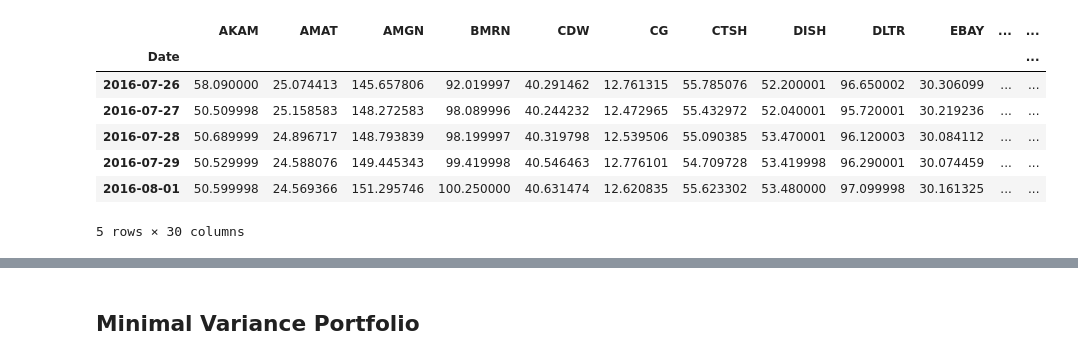
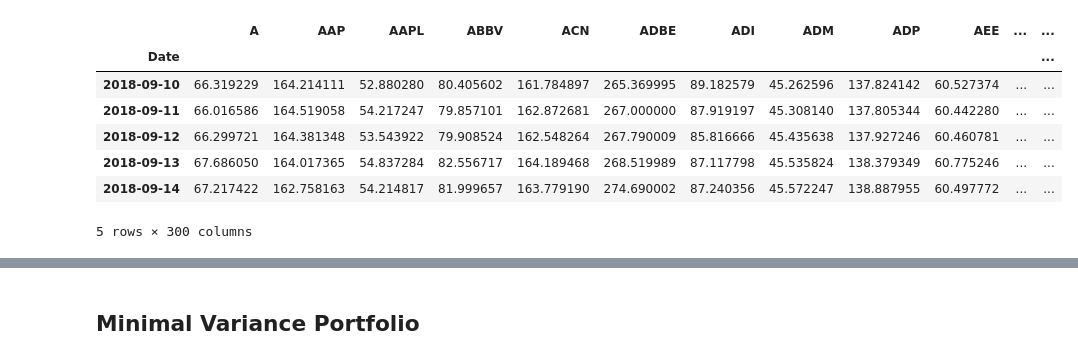
Before and after one commit to bmanica/Factset_Learning_PA, a Jupyter notebook: Optimal_portfolio_selection.ipynb, the cells around one changed output, grey strips where cells are left out. Saved outputs shown, nothing was run; the diff lists cells and outputs as text; code cells hidden in the pictures.

```diff
--- a/Optimal_portfolio_selection.ipynb
+++ b/Optimal_portfolio_selection.ipynb
@@ -2,0 +35,6 @@
+# %%
+### Get the tickers we're interested in. Let's take a random sample of 400 tickers from S&P 500.
+np.random.seed(5555)
+tickers = pd.DataFrame(si.tickers_sp500(),
+                       columns=['Stock']).sample(n=400)
+tickers.head(10)
@@ -19,8 +54,0 @@ First, let's get the tickers of the companies we're interested in. [Click here t
-# %%
-### Import tickers.
-tickers = pd.read_csv('Large_cap_growth_tickers.csv')
-
-### Filter tickers with at least 5 years since IPO.
-tickers['IPO Dif'] = datetime.datetime.now().year - tickers['IPO Year']
-tickers = tickers[(tickers['IPO Dif'] > 5)]
-tickers.head(10)
@@ -39,6 +57,6 @@ tickers.head(10)
 # %%
 ### Make a list of all the available tickers.
-tickers_list = tickers['Symbol'].tolist()
+tickers_list = tickers['Stock'].tolist()
 
 ### Get the P/E ratio of the stocks.
 PE_vector = {i: si.get_quote_table(i)['PE Ratio (TTM)'] for i in tickers_list}
@@ -46,7 +64,7 @@ PE_values = pd.DataFrame.from_dict(PE_vector, orient='index', columns=['P/E rati
 PE_values.index.name = 'Stocks'
 
 PE_values.dropna(inplace=True)
-PE_values
+PE_values.head(10)
 # %% [output]
 |  | P/E ratio |
 | Stocks |  |
@@ -65,7 +81,8 @@ PE_values
 # %%
-### Sorting values. Top 30 stocks with the lowest P/E ratio.
-n_stocks = 30
+### Sorting values. Top 300 stocks with the lowest P/E ratio.
+n_stocks = 300
 best_stocks = PE_values.sort_values(by='P/E ratio')[0:n_stocks]
 
-best_stocks
+print('This is the top 10 cheapest stocks:')
+best_stocks.head(10)
 # %% [output]
@@ -122,17 +116,18 @@ tickers
 # %%
 ### Selected time period.
-start_date = '2016-07-26'
-end_date = '2021-07-26'
+start_date = '2018-09-08'
+end_date = datetime.today().strftime('%Y-%m-%d')
 
 ## Downloading the data.
-closes = get_adj_closes_yahoo(tickers, start_date, end_date)
-closes.head()
+tickers_to_analyze = best_stocks.index.tolist()
+closes = get_adj_closes_yahoo(tickers_to_analyze, start_date, end_date)
+closes.head(10)
 # %% [output]
-|  | AKAM | AMAT | AMGN | BMRN | CDW | CG | CTSH | DISH | DLTR | EBAY | ... | ... |
+|  | A | AAP | AAPL | ABBV | ACN | ADBE | ADI | ADM | ADP | AEE | ... | ... |
 | Date |  |  |  |  |  |  |  |  |  |  |  | ... |
-| 2016-07-26 | 58.090000 | 25.074413 | 145.657806 | 92.019997 | 40.291462 | 12.761315 | 55.785076 | 52.200001 | 96.650002 | 30.306099 | ... | ... |
-| 2016-07-27 | 50.509998 | 25.158583 | 148.272583 | 98.089996 | 40.244232 | 12.472965 | 55.432972 | 52.040001 | 95.720001 | 30.219236 | ... | ... |
-| 2016-07-28 | 50.689999 | 24.896717 | 148.793839 | 98.199997 | 40.319798 | 12.539506 | 55.090385 | 53.470001 | 96.120003 | 30.084112 | ... | ... |
-| 2016-07-29 | 50.529999 | 24.588076 | 149.445343 | 99.419998 | 40.546463 | 12.776101 | 54.709728 | 53.419998 | 96.290001 | 30.074459 | ... | ... |
-| 2016-08-01 | 50.599998 | 24.569366 | 151.295746 | 100.250000 | 40.631474 | 12.620835 | 55.623302 | 53.480000 | 97.099998 | 30.161325 | ... | ... |
+| 2018-09-10 | 66.319229 | 164.214111 | 52.880280 | 80.405602 | 161.784897 | 265.369995 | 89.182579 | 45.262596 | 137.824142 | 60.527374 | ... | ... |
+| 2018-09-11 | 66.016586 | 164.519058 | 54.217247 | 79.857101 | 162.872681 | 267.000000 | 87.919197 | 45.308140 | 137.805344 | 60.442280 | ... | ... |
+| 2018-09-12 | 66.299721 | 164.381348 | 53.543922 | 79.908524 | 162.548264 | 267.790009 | 85.816666 | 45.435638 | 137.927246 | 60.460781 | ... | ... |
+| 2018-09-13 | 67.686050 | 164.017365 | 54.837284 | 82.556717 | 164.189468 | 268.519989 | 87.117798 | 45.535824 | 138.379349 | 60.775246 | ... | ... |
+| 2018-09-14 | 67.217422 | 162.758163 | 54.214817 | 81.999657 | 163.779190 | 274.690002 | 87.240356 | 45.572247 | 138.887955 | 60.497772 | ... | ... |
-5 rows × 30 columns
+5 rows × 300 columns
```
Also changed, not shown: parts of 24 cells of this notebook, 1 other file.
